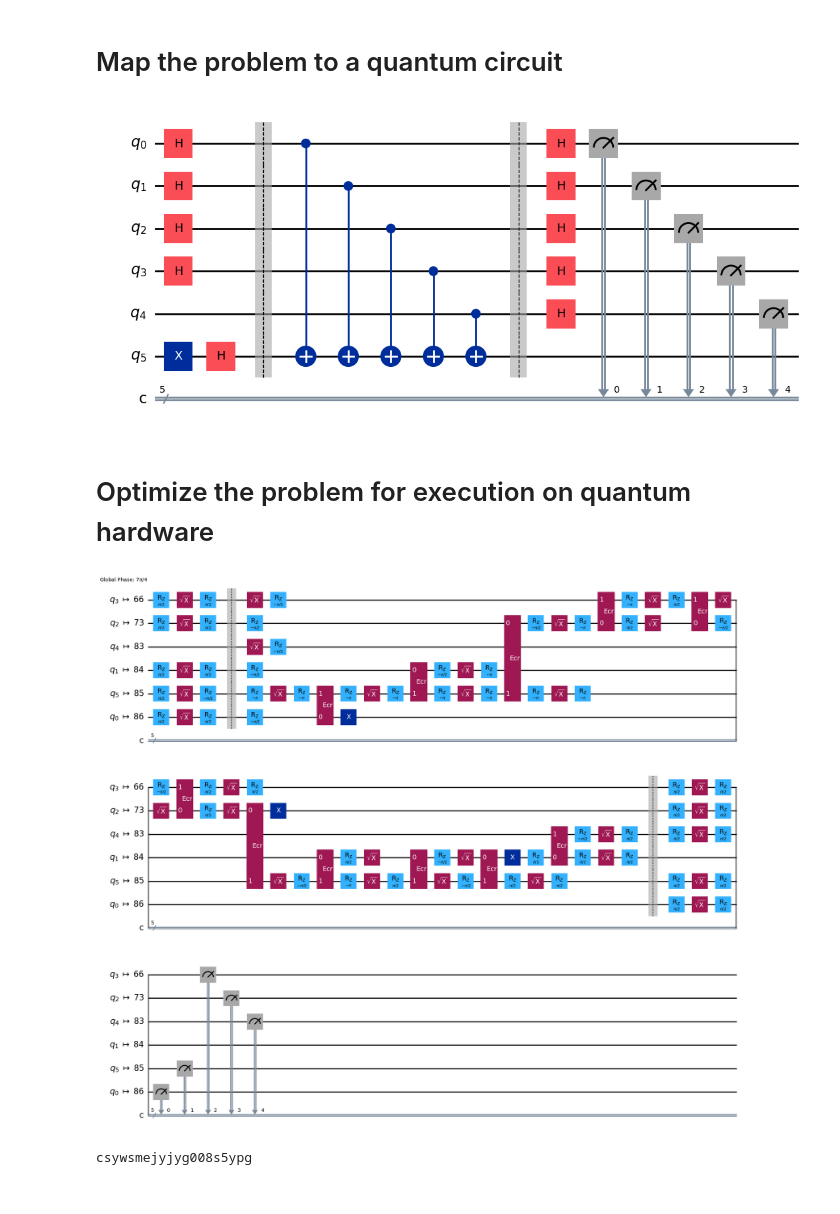
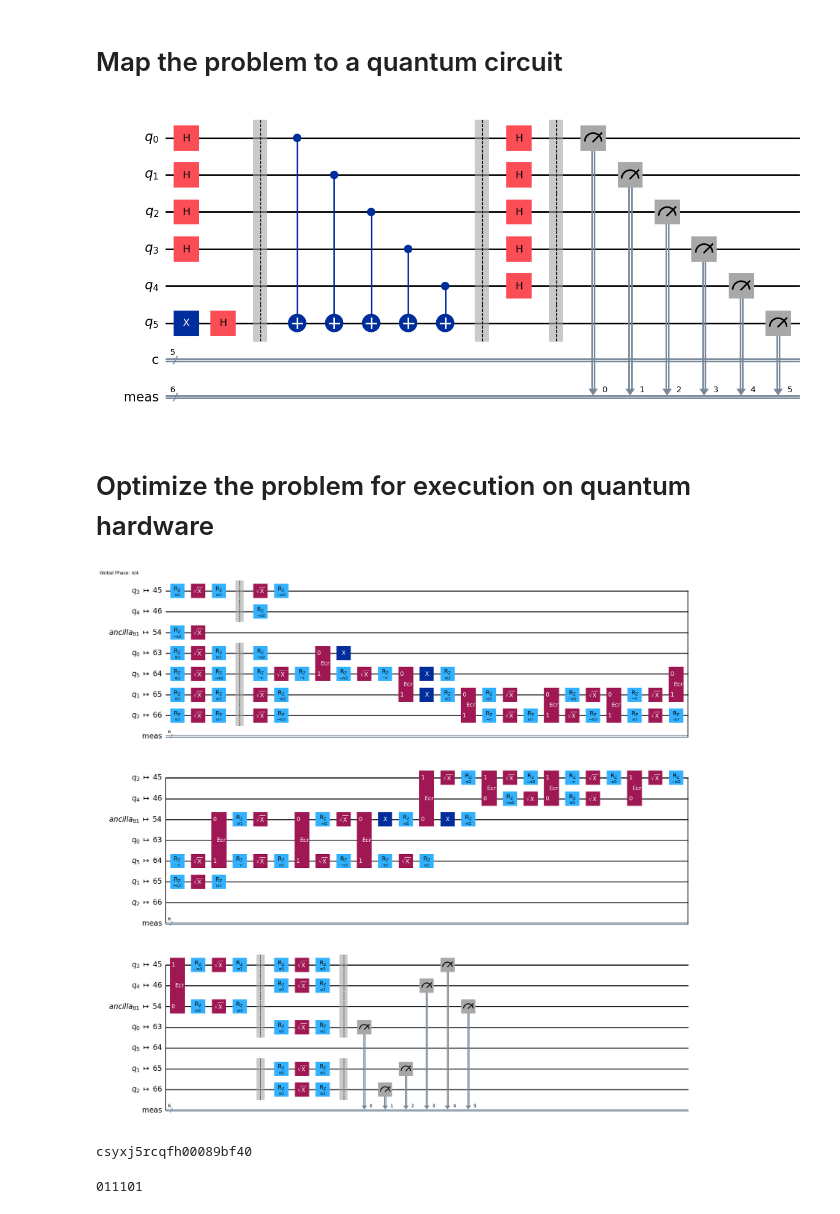
Before and after one commit to MohammedBakr44/Bernstien-Vazirani, a Jupyter notebook: bv.ipynb, the cells around one changed output. Cells and saved outputs as stored; diff of their text form; code cells hidden in the pictures.

Commit message:
Migrating to sampler

```diff
--- a/bv.ipynb
+++ b/bv.ipynb
@@ -11,35 +11,37 @@ n = 5 # number of bits
 qc = QuantumCircuit(n+1, n) # circuit init with an extra Auxiliary qubit
 
 # initialise Oracle
 
 for i in range(0, n-1):
     qc.h(i)
 
 def oracle(circuit, n):
     hidden_bits = randint(0,2**n-1) # random n-digit number
     hidden_bits = format(hidden_bits,'0'+str(n)+'b') # binary convert
     circuit.barrier()
     for i in range(n):
         if hidden_bits[i] == 0:
             pass
         elif hidden_bits[1] == '1':
             circuit.cx(i, n)
     circuit.barrier()
 
     return circuit, hidden_bits
 
 qc.x(n)
 qc.h(n)
 
 circuit, hidden_bits = oracle(qc, n)
 
 for i in range(n):
     circuit.h(i)
-    circuit.measure(i, i)
+
+
+circuit.measure_all()
 
 circuit.draw(output="mpl")
 # %% [output]
-[figure, old version]
+[figure, new version]
 # %%
 from qiskit.quantum_info import SparsePauliOp
 
@@ -61,5 +63,5 @@ isa_operators_list = [op.apply_layout(isa_circuit.layout) for op in operators]
 
 isa_circuit.draw('mpl', idle_wires=False)
 # %% [output]
-[figure, old version]
+[figure, new version]
 # %%
@@ -77,9 +73,16 @@ estimator = Estimator(backend, options=options)
 # %%
-job = estimator.run([(isa_circuit, isa_operators_list)])
-job_id = job.job_id()
-print(job_id)
+job = sampler.run([isa_circuit])
+print(job.job_id())
 # %% [output]
-csywsmejyjyg008s5ypg
+csyxj5rcqfh00089bf40
 # %%
+from qiskit.result import Counts
+
 result = job.result()
+dist = result[0].data.meas.get_counts()
+counts = Counts(dist)
+max_result = max(counts, key=counts.get)
+print(max_result[::-1])
+# %% [output]
+011101
 # %%
```
Also changed, not shown: parts of 2 cells of this notebook.
